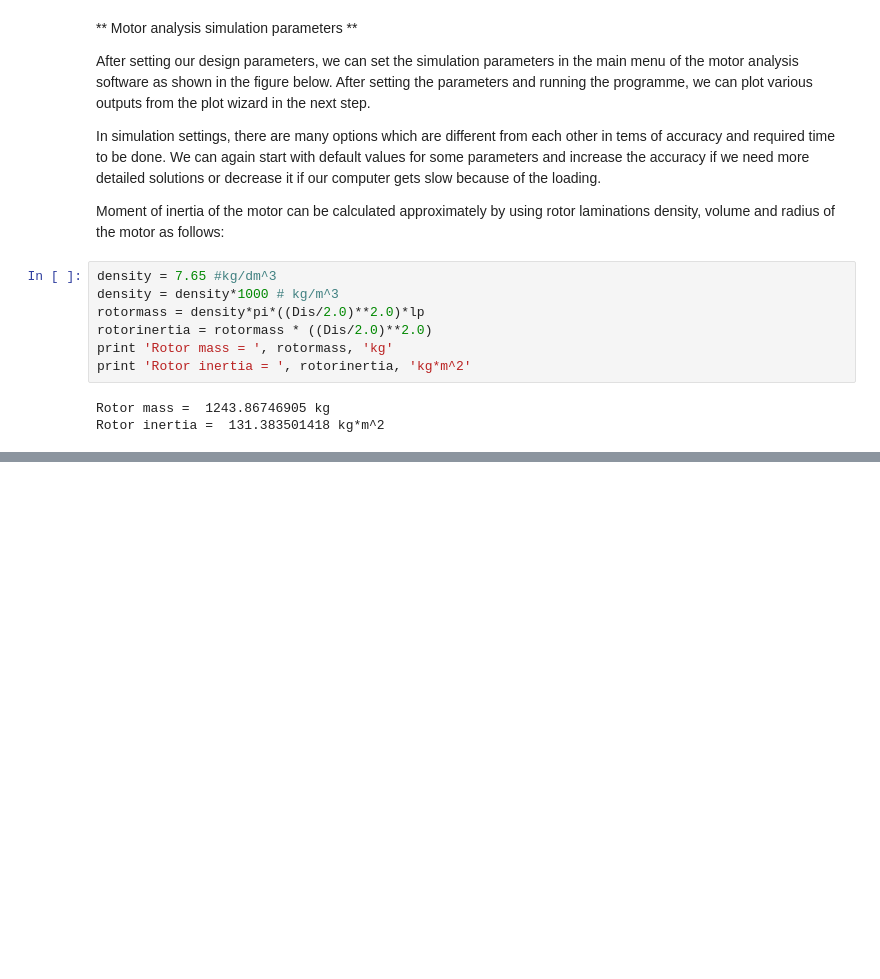
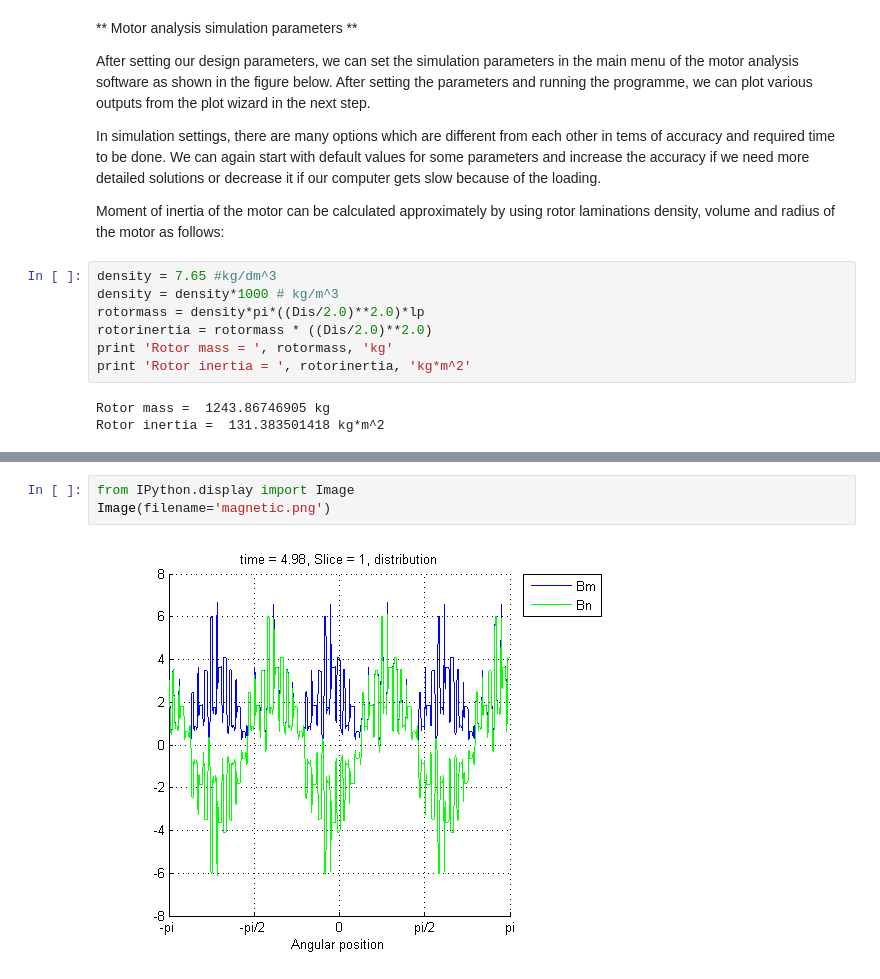
Before and after one commit to odtu/EE564, a Jupyter notebook: TRAIN/aykutd/Design of a Train Traction Motor.ipynb, the cells around one changed output, grey strips where cells are left out. Drawn from its saved outputs; the diff is of its cells as text; blank space fills up the shorter version.

```diff
--- a/TRAIN/aykutd/Design of a Train Traction Motor.ipynb
+++ b/TRAIN/aykutd/Design of a Train Traction Motor.ipynb
@@ -487,0 +500,5 @@ After the above settings are entered to the main window of motor analysis softwa
+# %%
+from IPython.display import Image
+Image(filename='magnetic.png')
+# %% [output]
+[figure, added]
```
Also changed, not shown: parts of 7 cells of this notebook.
